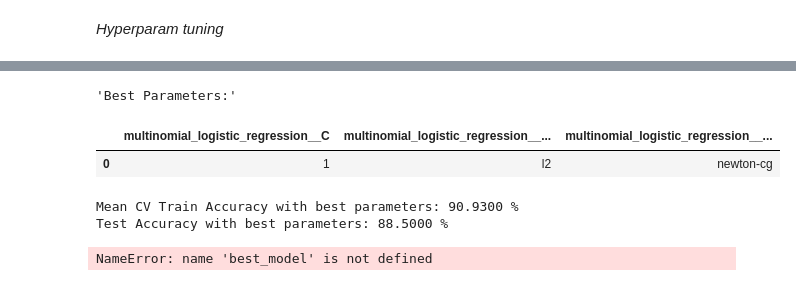
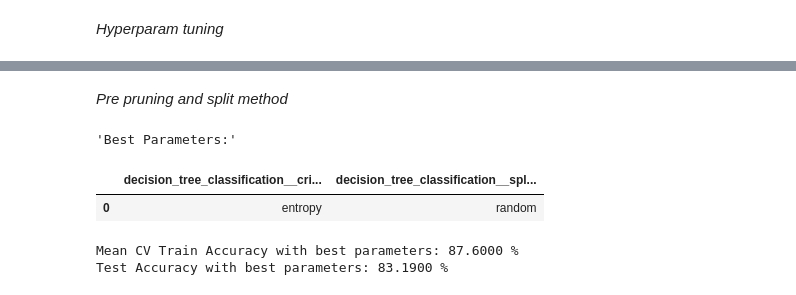
Before and after one commit to carstenegelund/sleep-disorder-classifier, a Jupyter notebook: model_decision_tree_classification.ipynb, the cells around one changed output, grey strips where cells are left out. Drawn from its saved outputs; the diff is of its cells as text; code cells hidden in the pictures.

```diff
--- a/model_decision_tree_classification.ipynb
+++ b/model_decision_tree_classification.ipynb
@@ -135,8 +151,7 @@ y_train, y_test = y_train.values.reshape(-1), y_test.values.reshape(-1)
 # Create a column transformer for ohe and scaling
 column_trans = ColumnTransformer(
     transformers=[
-        ('onehot', OneHotEncoder(handle_unknown='ignore'), X_train.select_dtypes(include=['object']).columns),
-        ('scale', StandardScaler(), X_train.select_dtypes(include=['float64', 'int64']).columns)
+        ('onehot', OneHotEncoder(handle_unknown='ignore'), X_train.select_dtypes(include=['object']).columns)
     ],
     remainder='passthrough')
 
@@ -152,20 +167,3 @@ transformed_X_test_df = settings.convert_transformed_features_to_df(column_trans
 # display("test: check for same dummy encoded columns and scaled values (mean close to 0 and std close to 1)",transformed_X_test_df.shape, transformed_X_test_df.describe().loc[["mean", "std"],:])
 # %% [markdown]
 *Create pipeline and base model*
-# %%
-# create model
-model_mlr = LogisticRegression(multi_class='multinomial', max_iter=1000, random_state=42) # default solver "lgbgs" and penalty "l2"
-
-# create sklearn pipeline
-pipeline_mlr = settings.create_pipeline(["preprocess", column_trans], ["multinomial_logistic_regression", model_mlr])
-
-# create cross validation object for cross_val_score
-cv_mlr = RepeatedStratifiedKFold(n_splits=5, n_repeats=3, random_state=42)
-
-# run training cross validation on pipeline
-cv_scores = cross_val_score(pipeline_mlr, X_train, y_train, scoring='accuracy', cv=cv_mlr)
-display(f'Mean CV Train Accuracy: {np.round(np.mean(cv_scores), 6)*100} %')
-
-# fit pipeline and produce test score
-pipeline_mlr.fit(X_train, y_train)
-display(f'Test Accuracy:{np.round(pipeline_mlr.score(X_test, y_test), 6)*100} %')
@@ -255,35 +304,57 @@ plt.show()
+# %% [markdown]
+*Pre pruning and split method*
 # %%
+# refine model
+model_dt = DecisionTreeClassifier(criterion = "entropy", splitter = "random", random_state=42)  # --> criterion ='gini' ["gini", "entropy", "log_loss"]
+                                                                                                # --> splitter = 'best' ["best", "random"]
+                                                                                                # max_depth = None [int]
+                                                                                                # min_samples_split = 2 [int or float]
+                                                                                                # min_samples_leaf = 1 [int or float]
+                                                                                                # min_weight_fraction_leaf = 0.0 [float]
+                                                                                                # max_features = None [int or float or "auto", "sqrt", "log2"]
+                                                                                                # --> random_state = None
+                                                                                                # max_leaf_nodes = None [int]
+                                                                                                # min_impurity_decrease = 0.0 [float]
+                                                                                                # class_weight = None [dict, list of dict or "balanced"]
+                                                                                                # ccp_alpha = 0.0 [float]
+
+# create sklearn pipeline
+pipeline_dt = settings.create_pipeline(["preprocess", column_trans], ["decision_tree_classification", model_dt])
 # set up param grid
-param_grid_mlr = {
-    'multinomial_logistic_regression__C': [0.001, 0.01, 0.1, 1, 10, 100], # default = 1 (moderate)
-    'multinomial_logistic_regression__solver': ['newton-cg', 'lbfgs', 'sag', 'saga'], # default = lbfgs
-    'multinomial_logistic_regression__penalty': ['l2', 'none'] # default = l2
+param_grid_dt = {
+    'decision_tree_classification__criterion': ["gini", "entropy"],
+    'decision_tree_classification__splitter': ["best", "random"],
+    # 'decision_tree_classification__max_depth': [None, 3, 5, 7],
+    # 'decision_tree_classification__min_samples_split': [1, 5, 10],
+    # 'decision_tree_classification__min_samples_leaf': [2, 5, 10],
+#    'decision_tree_classification__min_weight_fraction_leaf': [0.0],
+#    'decision_tree_classification__max_features': ["auto", "sqrt", "log2"],
+    # 'decision_tree_classification__max_leaf_nodes': [None, 5, 10],
+    # 'decision_tree_classification__min_impurity_decrease': [0.0, 0.01, 0.05]
+#    'decision_tree_classification__class_weight': [None]
+#    'decision_tree_classification__ccp_alpha': [0.0]
 }
 
 # Create and fit GridSearchCV object on train data
-grid_search_mlr = GridSearchCV(pipeline_mlr, param_grid=param_grid_mlr, scoring='accuracy', cv=cv_mlr, n_jobs = -1)
-grid_search_mlr.fit(X_train, y_train)
+grid_search_dt = GridSearchCV(pipeline_dt, param_grid=param_grid_dt, scoring='accuracy', cv=cv_dt, n_jobs=-1)
+grid_search_dt.fit(X_train, y_train)
 
 # Access best hyperparameters and accuracy score
-best_params, best_train_score = grid_search_mlr.best_params_, grid_search_mlr.best_score_
+best_params, best_train_score = grid_search_dt.best_params_, grid_search_dt.best_score_
 
 # Print the best parameters
 display("Best Parameters:", pd.DataFrame(best_params, index=[0]))
 
 # Print the best mean cv training score
 print("Mean CV Train Accuracy with best parameters:", settings.score_formatter(best_train_score, 4))
 
 # Evaluate the best model on the test set
-best_pipeline = grid_search_mlr.best_estimator_
+best_pipeline = grid_search_dt.best_estimator_
 test_accuracy = best_pipeline.score(X_test, y_test)
 print("Test Accuracy with best parameters:", settings.score_formatter(test_accuracy, 4))
-
-# Time to convergence
-print("Iterations to convergence:", best_pipeline['multinomial_logistic_regression'].n_iter_[0])
 # %% [output]
 'Best Parameters:'
-|  | multinomial_logistic_regression__C | multinomial_logistic_regression__... | multinomial_logistic_regression__... |
-| 0 | 1 | l2 | newton-cg |
+|  | decision_tree_classification__cri... | decision_tree_classification__spl... |
+| 0 | entropy | random |
-Mean CV Train Accuracy with best parameters: 90.9300 %
-Test Accuracy with best parameters: 88.5000 %
+Mean CV Train Accuracy with best parameters: 87.6000 %
+Test Accuracy with best parameters: 83.1900 %
-NameError: name 'best_model' is not defined
```
Also changed, not shown: parts of 56 cells of this notebook.
